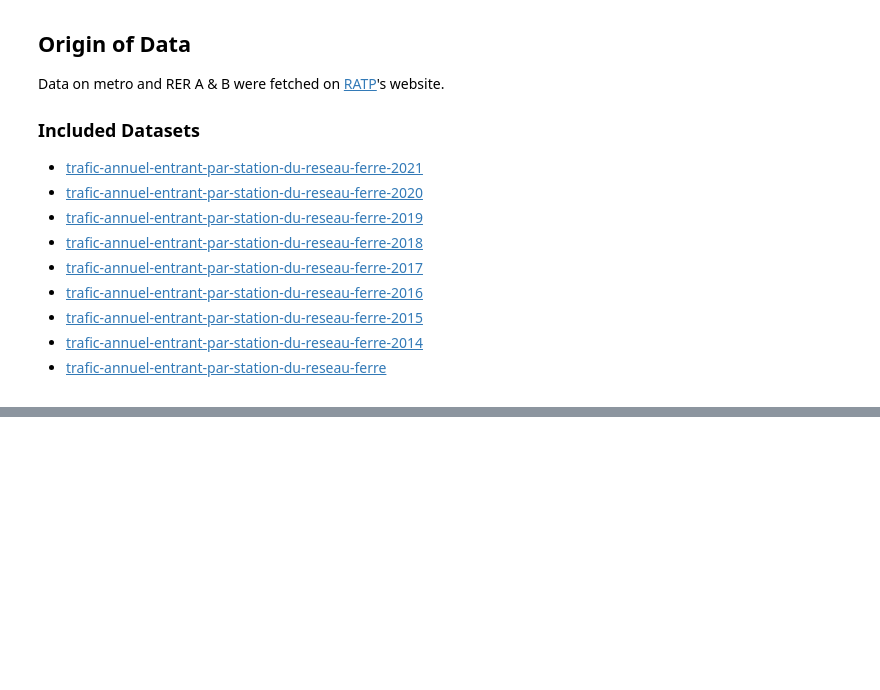
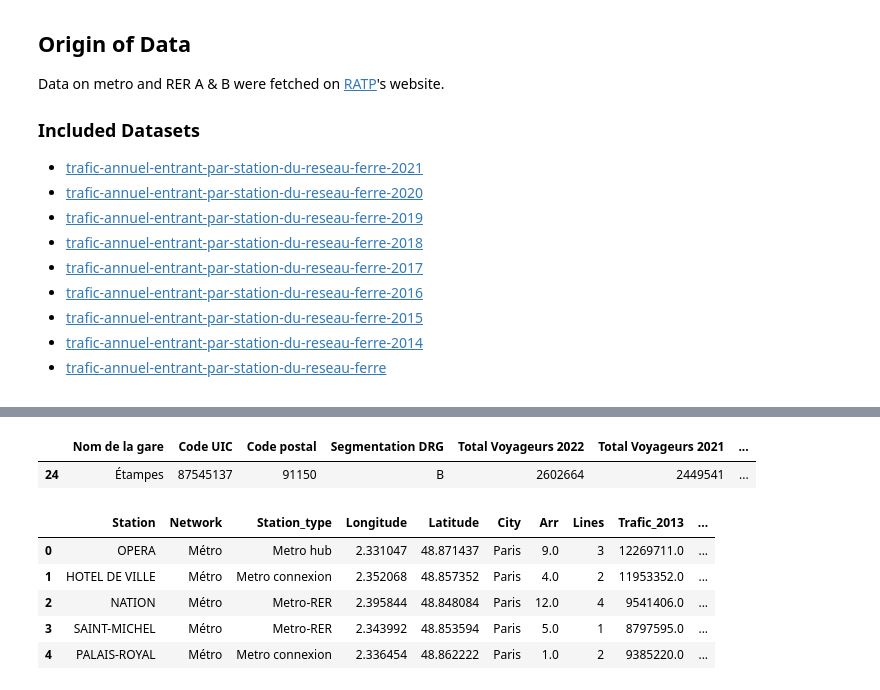
Before and after one commit to lucas-lfp/even-flow__railway-traffic-dashboard, a Jupyter notebook: ef_data_process.ipynb, the cells around one changed output, grey strips where cells are left out. Saved outputs shown, nothing was run; the diff lists cells and outputs as text; code cells hidden in the pictures; blank space fills up the shorter version.

Commit message:
adds data on sncf stations

```diff
--- a/ef_data_process.ipynb
+++ b/ef_data_process.ipynb
@@ -323,15 +324,18 @@ gps = gps.drop_duplicates(subset = ['Libelle station'])
 gps['Station'] = gps['Libelle station'].map(station_name_map)
 
 gps2 = pd.read_csv('original_datasets/gares-idf.csv', sep = ';')
-gps2 = gps2[gps2['res_com'].isin(['RER A', 'RER B'])]
+gps2 = gps2[gps2['res_com'].isin(["RER A", "RER B", "RER C", "RER D", "RER E", "TRAIN H", "TRAIN J", "TRAIN K", "TRAIN L", "TRAIN N",
+                      "TRAIN P", "TRAIN R", "TRAIN U"])]
 gps2["Latitude"] = gps2.apply(lambda row: json.loads(row['Geo Shape'])["coordinates"][1], axis = 1)
 gps2["Longitude"] = gps2.apply(lambda row: json.loads(row['Geo Shape'])["coordinates"][0], axis = 1)
-gps2 = gps2[["nom_long", "Latitude", "Longitude"]].drop_duplicates()
+gps2 = gps2[["nom_long", "Latitude", "Longitude", "res_com"]].drop_duplicates(subset = "nom_long")
 gps2['Station'] = gps2['nom_long'].map(rer_name_map)
 
 coords = pd.concat([gps[['Station', 'Longitude', 'Latitude']], gps2[['Station', 'Longitude', 'Latitude']]])
 
 df = pd.merge(left = df, right = coords, on = "Station", how = "left")
+
+df = df.drop(138)            # Drop Funiculaire station
 
 df = df[[
     'Station', 'Network', 'Station_type', 'Longitude', 'Latitude', 'City', 'Arr', 'Lines',
@@ -382,8 +386,9 @@ display(HTML(f"""
             <ul>
                 <li>Metro station longitude and latitude where obtained from another dataset named <i>Lignes et stations de métro en France</i>
                     from the <a href = "https://www.data.gouv.fr/fr/datasets/lignes-et-stations-de-metro-en-france/" target = '_blank'>french government website</a>.</li>
-                <li>RER station longitude and latitude were obtained from another dataset named <i>emplacement-des-gares-idf</i> from <a href = 'https://data.iledefrance-mobilites.fr/explore/dataset/emplacement-des-gares-idf/information/' target = '_blank'>Île de France Mobilités website</a>.
-                </li>
+                <li>RER station longitude and latitude were obtained from another dataset named <i>emplacement-des-gares-idf</i> from <a href = 'https://data.iledefrance-mobilites.fr/explore/dataset/emplacement-des-gares-idf/information/' target = '_blank'>Île de France Mobilités website</a>
+                for lines administered by RATP and from a dataset names <i>frequentation-gares</i> from <a href = 'https://ressources.data.sncf.com/explore/dataset/frequentation-gares/information/?disjunctive.nom_gare&disjunctive.code_postal&sort=nom_gare' target = '_blank'>SNCF website</a>
+                for lines administered by SNCF.</li>
             </ul>
         </li>
     </ul>
@@ -452,29 +457,6 @@ display(HTML(f"""
         of stations from this dataset, classified as "Train station"
     </p>
 </div>
-<br>
-<div class = 'all' style = 'font-style:italic; font-size: 12px'>
-    <p>
-    <strong>Note on RATP and SNCF</strong>: Not all RER A and RER B stations are covered by this dataset, as data originates from <b>RATP</b>.
-    RER lines A and B are shared between RATP and SNCF (the french national railway company).
-    </p>
-    <ul>
-        <li>
-    On RER line A stations administered by RATP include all stations from Saint-Germain-en-Laye on the west to
-    Marne-la-Vallée - Chessy and Boissy-Saint-Léger on the east. Stations from
-    Houilles - Carrières-sur-Seine to Poissy and Cergy-le-Haut are administered by SNCF.
-        </li>
-        <li>
-    On RER line B, stations administered by RATP include all stations from Gare du Nord
-    to the south termini Robinson and Saint-Rémy-lès-Chevreuse. Stations from
-    La Plaine - Stade de France to Aéroport Charles de Gaulle 2 TGV and Mitry Claye are administered by SNCF.
-        </li>
-    </ul>
-    <p>
-        Additionally, stations from RER C, D and E, as well as all Transilien lines are administrated
-        by SNCF, and will therefore not be covered if they do not connect to any RATP line.
-    </p>
-</div>
 """))
 
 display(df.head(10))
@@ -527,0 +567,14 @@ Additionally, stations from RER C, D and E, as well as all Transilien lines are
+# %%
+trains2[trains2['Nom de la gare'] == "Étampes"]
+# %% [output]
+|  | Nom de la gare | Code UIC | Code postal | Segmentation DRG | Total Voyageurs 2022 | Total Voyageurs 2021 | ... |
+| 24 | Étampes | 87545137 | 91150 | B | 2602664 | 2449541 | ... |
+# %%
+df.head()
+# %% [output]
+|  | Station | Network | Station_type | Longitude | Latitude | City | Arr | Lines | Trafic_2013 | ... |
+| 0 | OPERA | Métro | Metro hub | 2.331047 | 48.871437 | Paris | 9.0 | 3 | 12269711.0 | ... |
+| 1 | HOTEL DE VILLE | Métro | Metro connexion | 2.352068 | 48.857352 | Paris | 4.0 | 2 | 11953352.0 | ... |
+| 2 | NATION | Métro | Metro-RER | 2.395844 | 48.848084 | Paris | 12.0 | 4 | 9541406.0 | ... |
+| 3 | SAINT-MICHEL | Métro | Metro-RER | 2.343992 | 48.853594 | Paris | 5.0 | 1 | 8797595.0 | ... |
+| 4 | PALAIS-ROYAL | Métro | Metro connexion | 2.336454 | 48.862222 | Paris | 1.0 | 2 | 9385220.0 | ... |
```
Also changed, not shown: parts of 4 cells of this notebook.
